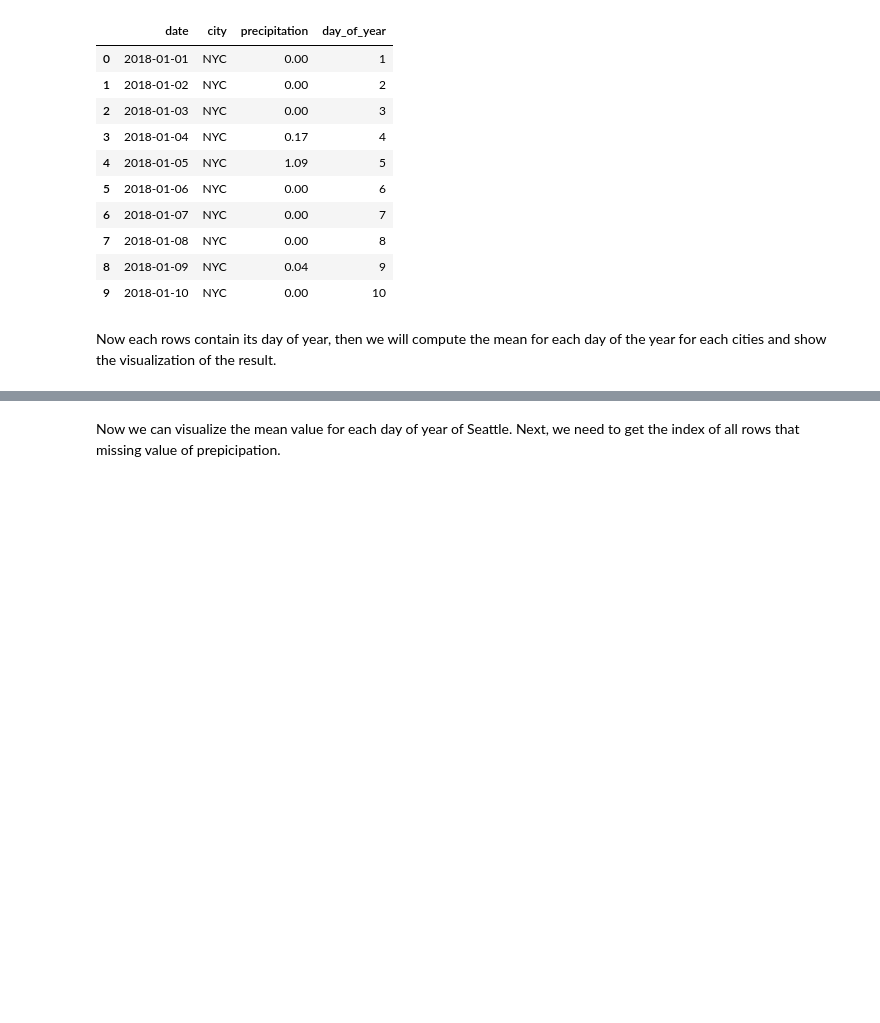
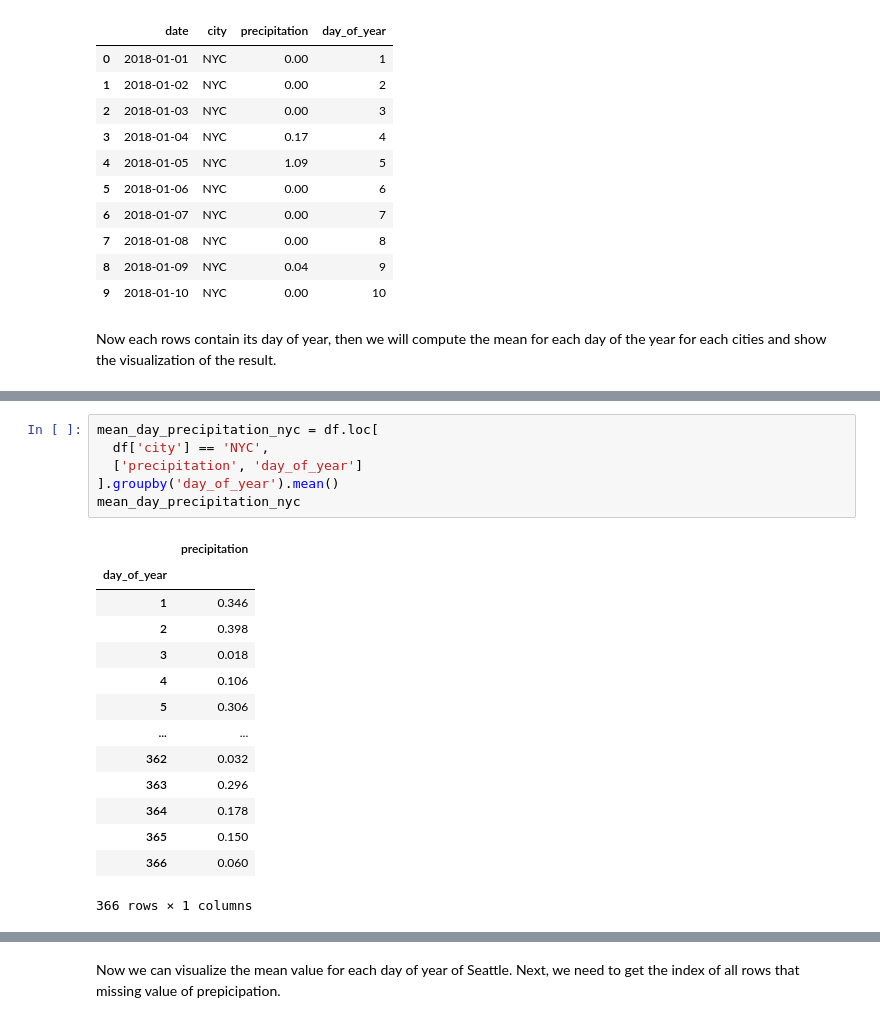
Before and after one commit to TheCong07/data-5100-foundations-of-data-science, a Jupyter notebook: weather/code/Weather_Data_Preparation_SEA_NYC.ipynb, the cells around one changed output, grey strips where cells are left out. Saved outputs shown, nothing was run; the diff lists cells and outputs as text; blank space fills up the shorter version.

```diff
--- a/weather/code/Weather_Data_Preparation_SEA_NYC.ipynb
+++ b/weather/code/Weather_Data_Preparation_SEA_NYC.ipynb
@@ -399,3 +415,24 @@ plt.tick_params(labelsize=15)
 plt.show()
 # %% [output]
 [figure]
+# %%
+mean_day_precipitation_nyc = df.loc[
+  df['city'] == 'NYC',
+  ['precipitation', 'day_of_year']
+].groupby('day_of_year').mean()
+mean_day_precipitation_nyc
+# %% [output]
+|  | precipitation |
+| day_of_year |  |
+| 1 | 0.346 |
+| 2 | 0.398 |
+| 3 | 0.018 |
+| 4 | 0.106 |
+| 5 | 0.306 |
+| ... | ... |
+| 362 | 0.032 |
+| 363 | 0.296 |
+| 364 | 0.178 |
+| 365 | 0.150 |
+| 366 | 0.060 |
+366 rows × 1 columns
```
Also changed, not shown: parts of 4 cells of this notebook, 2 other files.
